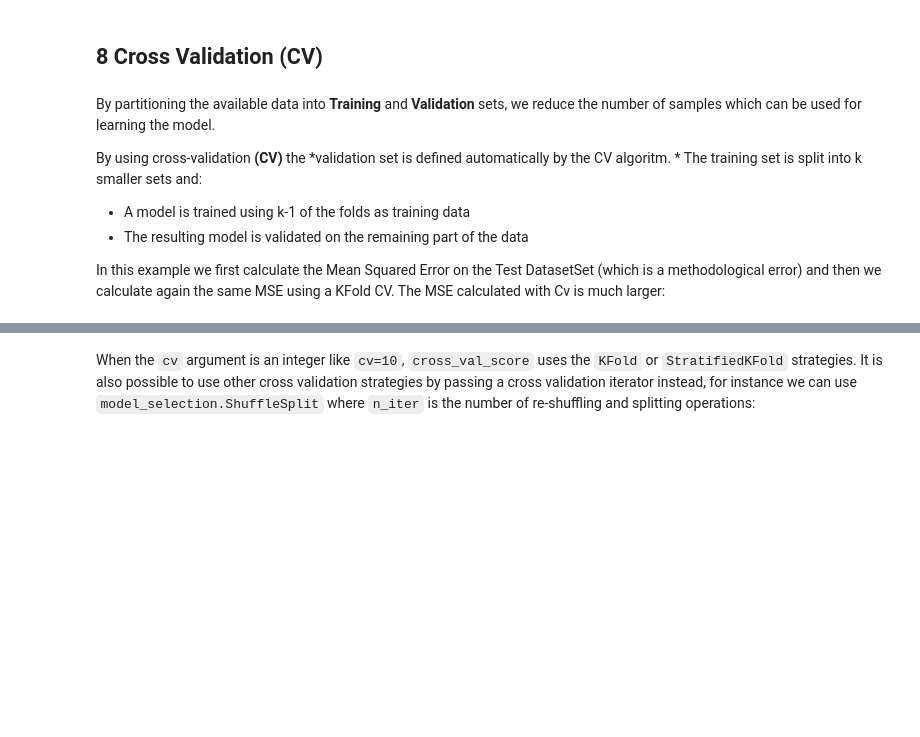
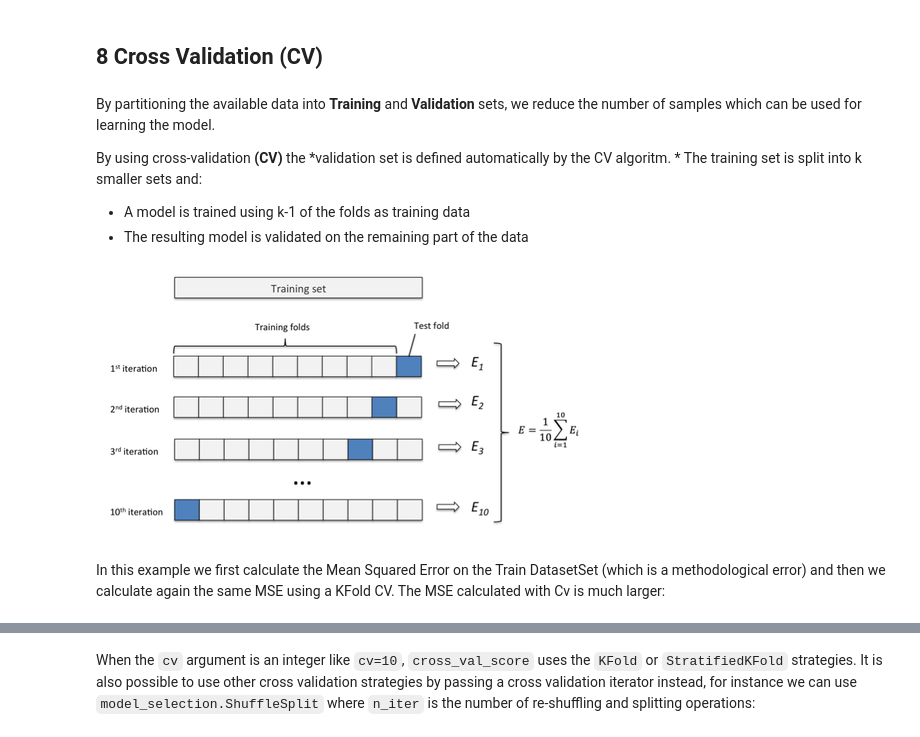
Before and after one commit to addfor/tutorials, a Jupyter notebook: machine_learning/ml04v04_dealing_with_bias_and_variance.ipynb, the cells around one changed output, grey strips where cells are left out. Cells and saved outputs as stored; diff of their text form; code cells hidden in the pictures; blank space fills up the shorter version.

```diff
--- a/machine_learning/ml04v04_dealing_with_bias_and_variance.ipynb
+++ b/machine_learning/ml04v04_dealing_with_bias_and_variance.ipynb
@@ -663,8 +663,12 @@ By using cross-validation **(CV)** the *validation set is defined automatically
 
 * A model is trained using k-1 of the folds as training data
 * The resulting model is validated on the remaining part of the data
-
-In this example we first calculate the Mean Squared Error on the Test DatasetSet (which is a methodological error) and then we calculate again the same MSE using a KFold CV. The MSE calculated with Cv is much larger:
+# %%
+Image('images/k-fold.png')
+# %% [output]
+[figure, added]
+# %% [markdown]
+In this example we first calculate the Mean Squared Error on the Train DatasetSet (which is a methodological error) and then we calculate again the same MSE using a KFold CV. The MSE calculated with Cv is much larger:
 # %%
 X, y = datasets.samples_generator.make_regression(n_samples=7,
                                                   n_features=1, n_informative=1,
```
Also changed, not shown: parts of 49 cells of this notebook, 1 other file.
